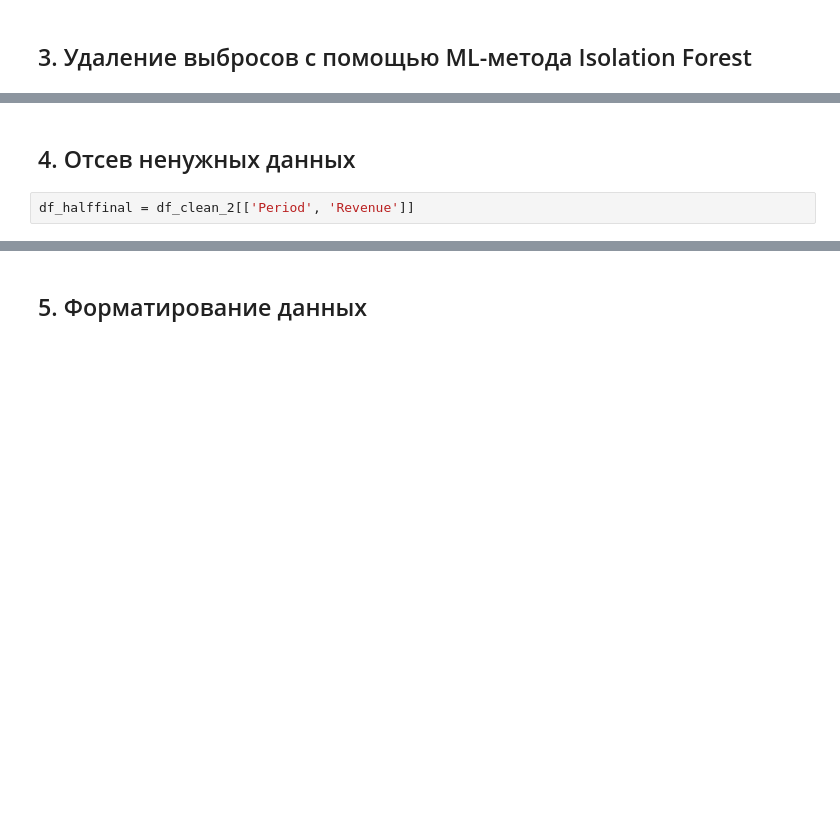
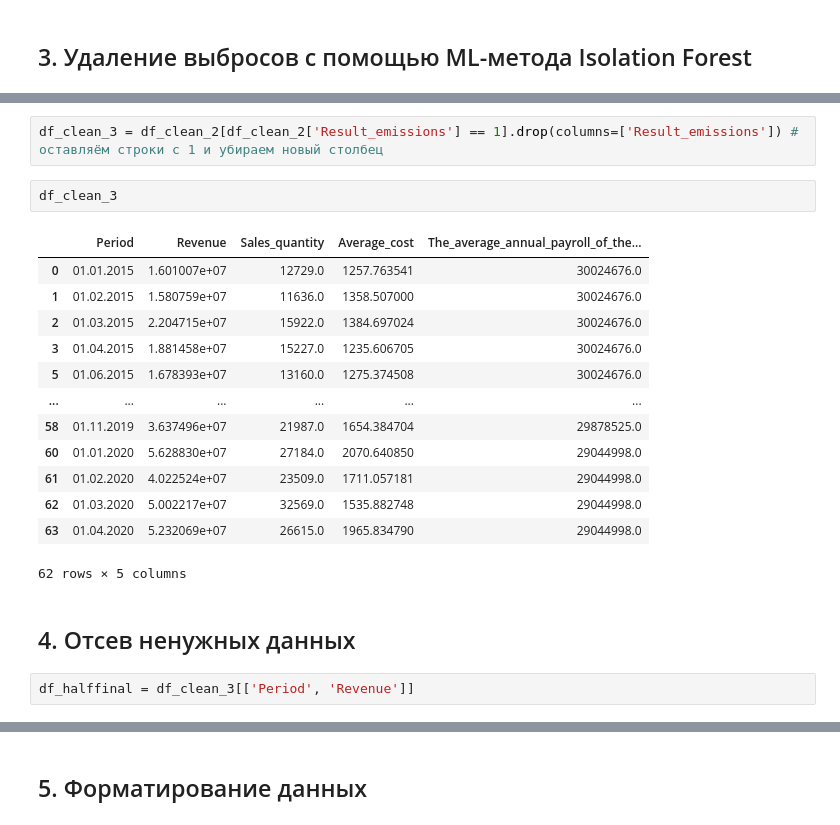
Before and after one commit to GoGoMosh/7.Data_forecasting, a Jupyter notebook: Forecast.ipynb, the cells around one changed output, grey strips where cells are left out. Saved outputs shown, nothing was run; the diff lists cells and outputs as text; blank space fills up the shorter version.

```diff
--- a/Forecast.ipynb
+++ b/Forecast.ipynb
@@ -75,7 +97,25 @@ df_clean_2
+# %%
+df_clean_3 = df_clean_2[df_clean_2['Result_emissions'] == 1].drop(columns=['Result_emissions']) # оставляём строки с 1 и убираем новый столбец
+# %%
+df_clean_3
+# %% [output]
+|  | Period | Revenue | Sales_quantity | Average_cost | The_average_annual_payroll_of_the... |
+| 0 | 01.01.2015 | 1.601007e+07 | 12729.0 | 1257.763541 | 30024676.0 |
+| 1 | 01.02.2015 | 1.580759e+07 | 11636.0 | 1358.507000 | 30024676.0 |
+| 2 | 01.03.2015 | 2.204715e+07 | 15922.0 | 1384.697024 | 30024676.0 |
+| 3 | 01.04.2015 | 1.881458e+07 | 15227.0 | 1235.606705 | 30024676.0 |
+| 5 | 01.06.2015 | 1.678393e+07 | 13160.0 | 1275.374508 | 30024676.0 |
+| ... | ... | ... | ... | ... | ... |
+| 58 | 01.11.2019 | 3.637496e+07 | 21987.0 | 1654.384704 | 29878525.0 |
+| 60 | 01.01.2020 | 5.628830e+07 | 27184.0 | 2070.640850 | 29044998.0 |
+| 61 | 01.02.2020 | 4.022524e+07 | 23509.0 | 1711.057181 | 29044998.0 |
+| 62 | 01.03.2020 | 5.002217e+07 | 32569.0 | 1535.882748 | 29044998.0 |
+| 63 | 01.04.2020 | 5.232069e+07 | 26615.0 | 1965.834790 | 29044998.0 |
+62 rows × 5 columns
 # %% [markdown]
 ## 4. Отсев ненужных данных
 # %%
-df_halffinal = df_clean_2[['Period', 'Revenue']]
+df_halffinal = df_clean_3[['Period', 'Revenue']]
 # %%
 df_halffinal
 # %% [output]
```
Also changed, not shown: parts of 23 cells of this notebook.
